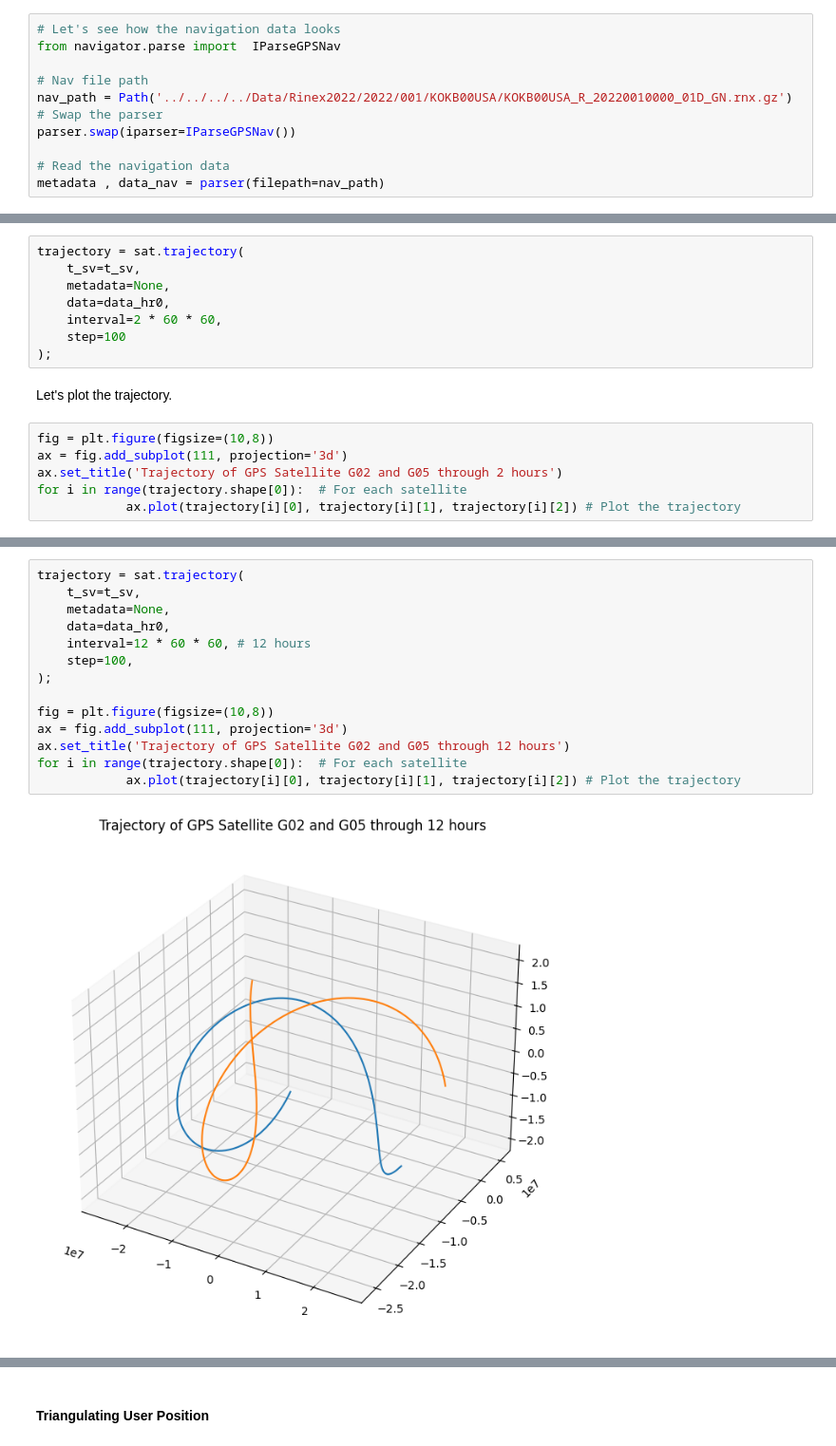
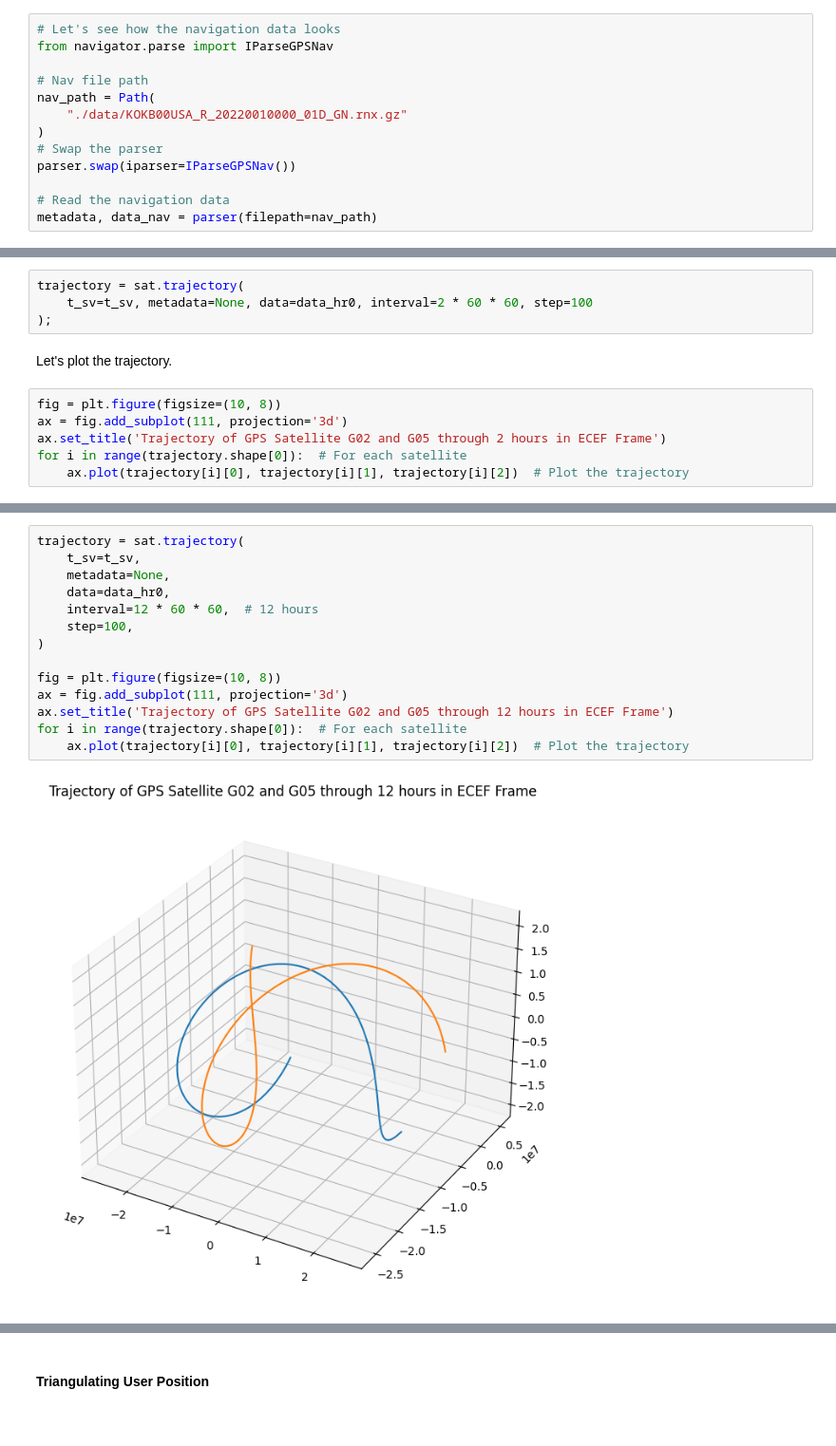
Before and after one commit to NISCHALPI/Navigator, a Jupyter notebook: docs/reports/report-dec-2023/summary_dec23.ipynb, the cells around one changed output, grey strips where cells are left out. Shown at 95% size. Cells and saved outputs as stored; diff of their text form.

```diff
--- a/docs/reports/report-dec-2023/summary_dec23.ipynb
+++ b/docs/reports/report-dec-2023/summary_dec23.ipynb
@@ -114,15 +129,17 @@ sv15.plot(y='freq_diff', kind='hist', ylabel='C2W - C1W', ax=ax[1], title='Histo
 [figure]
 # %%
 # Let's see how the navigation data looks
-from navigator.parse import  IParseGPSNav
+from navigator.parse import IParseGPSNav
 
 # Nav file path
-nav_path = Path('../../../../Data/Rinex2022/2022/001/KOKB00USA/KOKB00USA_R_20220010000_01D_GN.rnx.gz')
+nav_path = Path(
+    "./data/KOKB00USA_R_20220010000_01D_GN.rnx.gz"
+)
 # Swap the parser
 parser.swap(iparser=IParseGPSNav())
 
 # Read the navigation data
-metadata , data_nav = parser(filepath=nav_path)
+metadata, data_nav = parser(filepath=nav_path)
 # %%
 data_nav.head()
 # %% [output]
@@ -239,18 +256,14 @@ This `IGPSEphemeris` class claculates the position and clock offeset using the f
 Let's plot the trajectory of the satellite for two hours from the t_sv.
 # %%
 trajectory = sat.trajectory(
-    t_sv=t_sv,
-    metadata=None,
-    data=data_hr0,
-    interval=2 * 60 * 60,
-    step=100
+    t_sv=t_sv, metadata=None, data=data_hr0, interval=2 * 60 * 60, step=100
 );
 # %% [markdown]
 Let's plot the trajectory.
 # %%
-fig = plt.figure(figsize=(10,8))
+fig = plt.figure(figsize=(10, 8))
 ax = fig.add_subplot(111, projection='3d')
-ax.set_title('Trajectory of GPS Satellite G02 and G05 through 2 hours')
+ax.set_title('Trajectory of GPS Satellite G02 and G05 through 2 hours in ECEF Frame')
 for i in range(trajectory.shape[0]):  # For each satellite
-            ax.plot(trajectory[i][0], trajectory[i][1], trajectory[i][2]) # Plot the trajectory
+    ax.plot(trajectory[i][0], trajectory[i][1], trajectory[i][2])  # Plot the trajectory
 # %% [output]
@@ -260,16 +273,16 @@ If we try to interplote to more that 4hr we trajectory becomes unstable and the
 # %%
 trajectory = sat.trajectory(
     t_sv=t_sv,
     metadata=None,
     data=data_hr0,
-    interval=12 * 60 * 60, # 12 hours
+    interval=12 * 60 * 60,  # 12 hours
     step=100,
-);
+)
 
-fig = plt.figure(figsize=(10,8))
+fig = plt.figure(figsize=(10, 8))
 ax = fig.add_subplot(111, projection='3d')
-ax.set_title('Trajectory of GPS Satellite G02 and G05 through 12 hours')
+ax.set_title('Trajectory of GPS Satellite G02 and G05 through 12 hours in ECEF Frame')
 for i in range(trajectory.shape[0]):  # For each satellite
-            ax.plot(trajectory[i][0], trajectory[i][1], trajectory[i][2]) # Plot the trajectory
+    ax.plot(trajectory[i][0], trajectory[i][1], trajectory[i][2])  # Plot the trajectory
 # %% [output]
-[figure, old version]
+[figure, new version]
```
Also changed, not shown: parts of 16 cells of this notebook, 14 other files.
